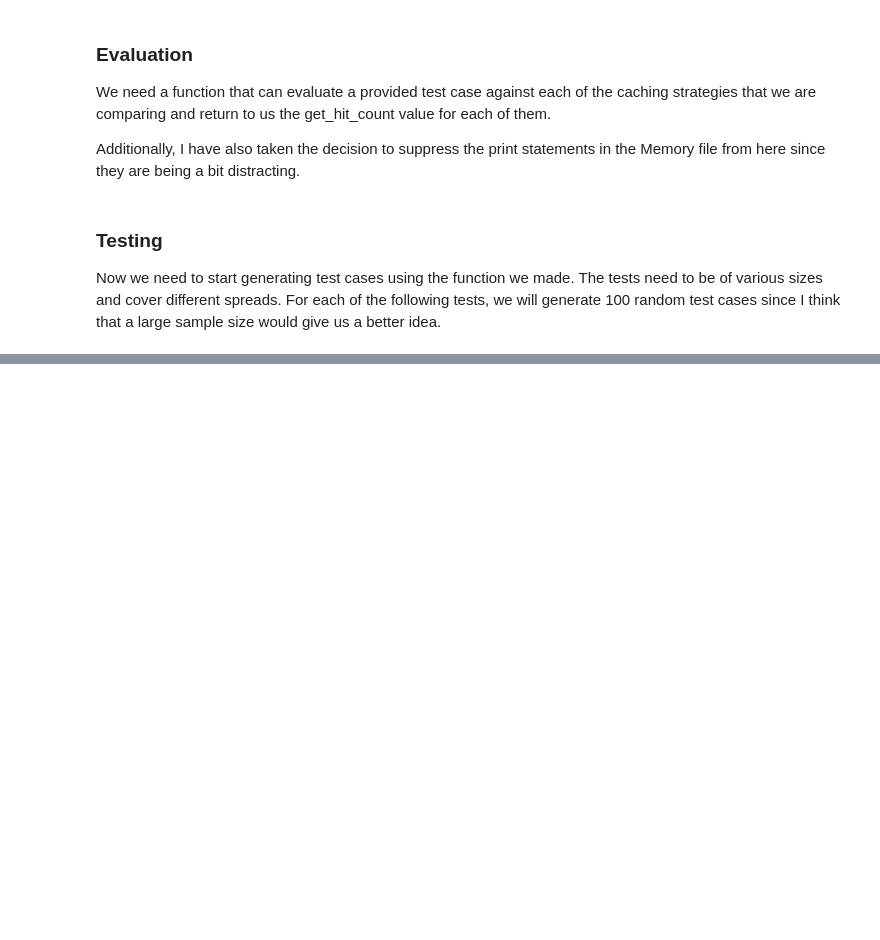
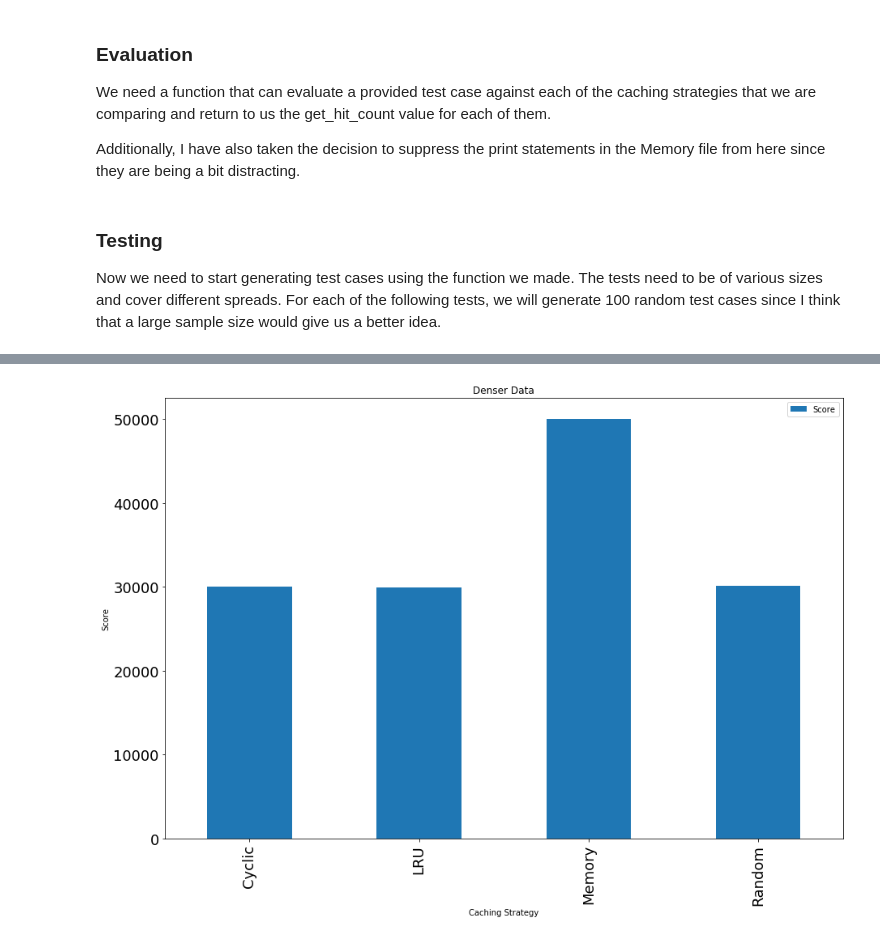
Before and after one commit to gurneetbhatia/OS-Coursework, a Jupyter notebook: experiment/Caching_Experiment.ipynb, the cells around one changed output, grey strips where cells are left out. Saved outputs shown, nothing was run; the diff lists cells and outputs as text; code cells hidden in the pictures; blank space fills up the shorter version.

```diff
--- a/experiment/Caching_Experiment.ipynb
+++ b/experiment/Caching_Experiment.ipynb
@@ -78,0 +107,11 @@ print(s_s_overall_scores)
+# %%
+l_s_test_cases = generate_test_cases(0, 9, 500)
+# overall_scores denotes the sum of the scores for each strategy
+l_s_overall_scores = {'Cyclic': 0,
+                  'LRU':0,
+                  'Memory': 0,
+                  'Random': 0}
+for test_case in l_s_test_cases:
+    scores = evaluate(test_case)
+    for key in scores.keys():
+        l_s_overall_scores[key] += scores[key]
@@ -78,0 +120,4 @@ print(s_s_overall_scores)
+# %%
+print(l_s_overall_scores)
+ls_df = pd.DataFrame(l_s_overall_scores, index=['Score']).transpose()
+ls_df
@@ -78,0 +131,11 @@ print(s_s_overall_scores)
+# %%
+ax = ls_df.plot(kind='bar',
+             title='Denser Data',
+             figsize=(15,10),
+            legend=True,
+            fontsize=18)
+ax.set_xlabel("Caching Strategy")
+ax.set_ylabel("Score")
+plt.show()
+# %% [output]
+[figure, added]
```
Also changed, not shown: parts of 26 cells of this notebook.
